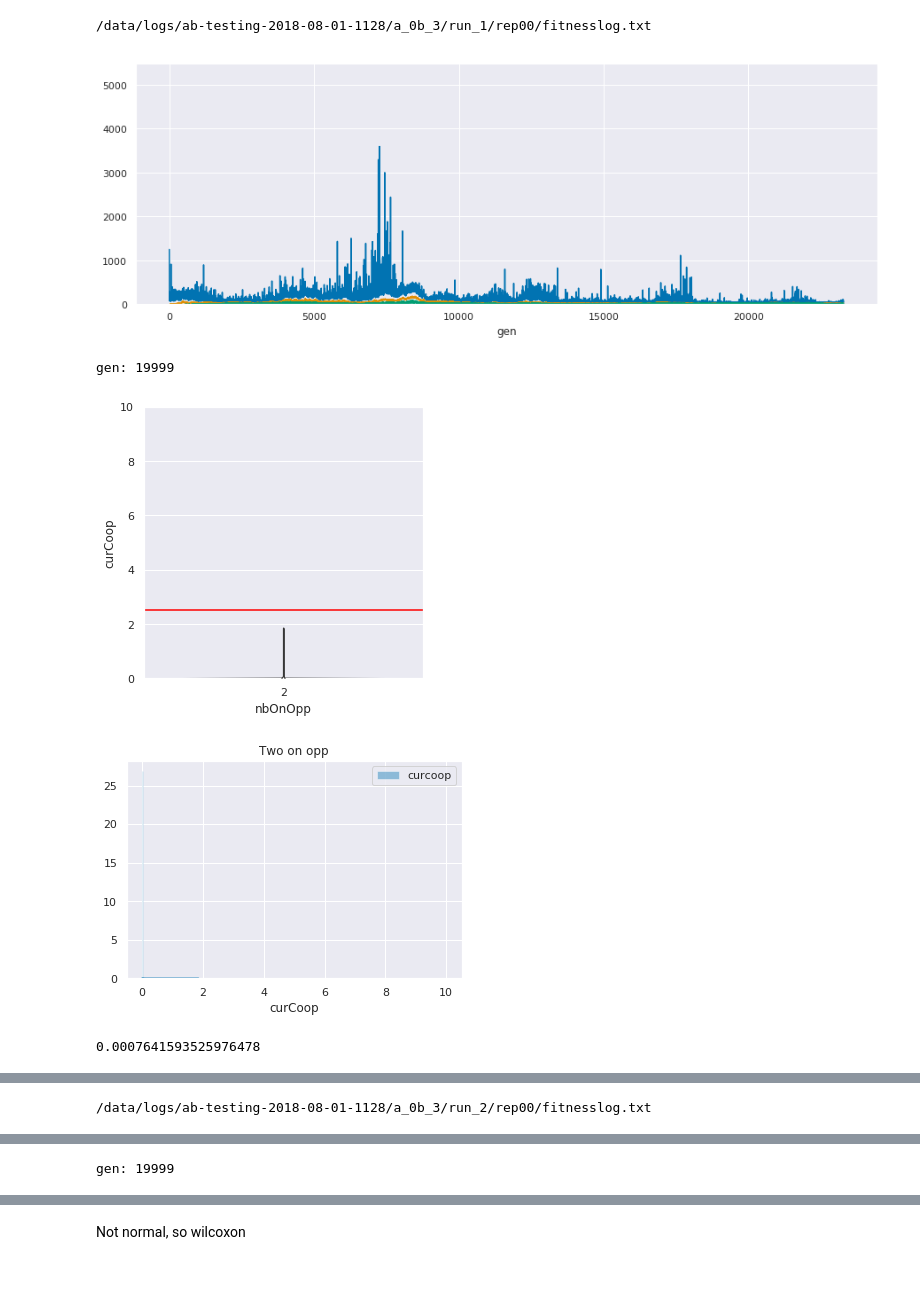
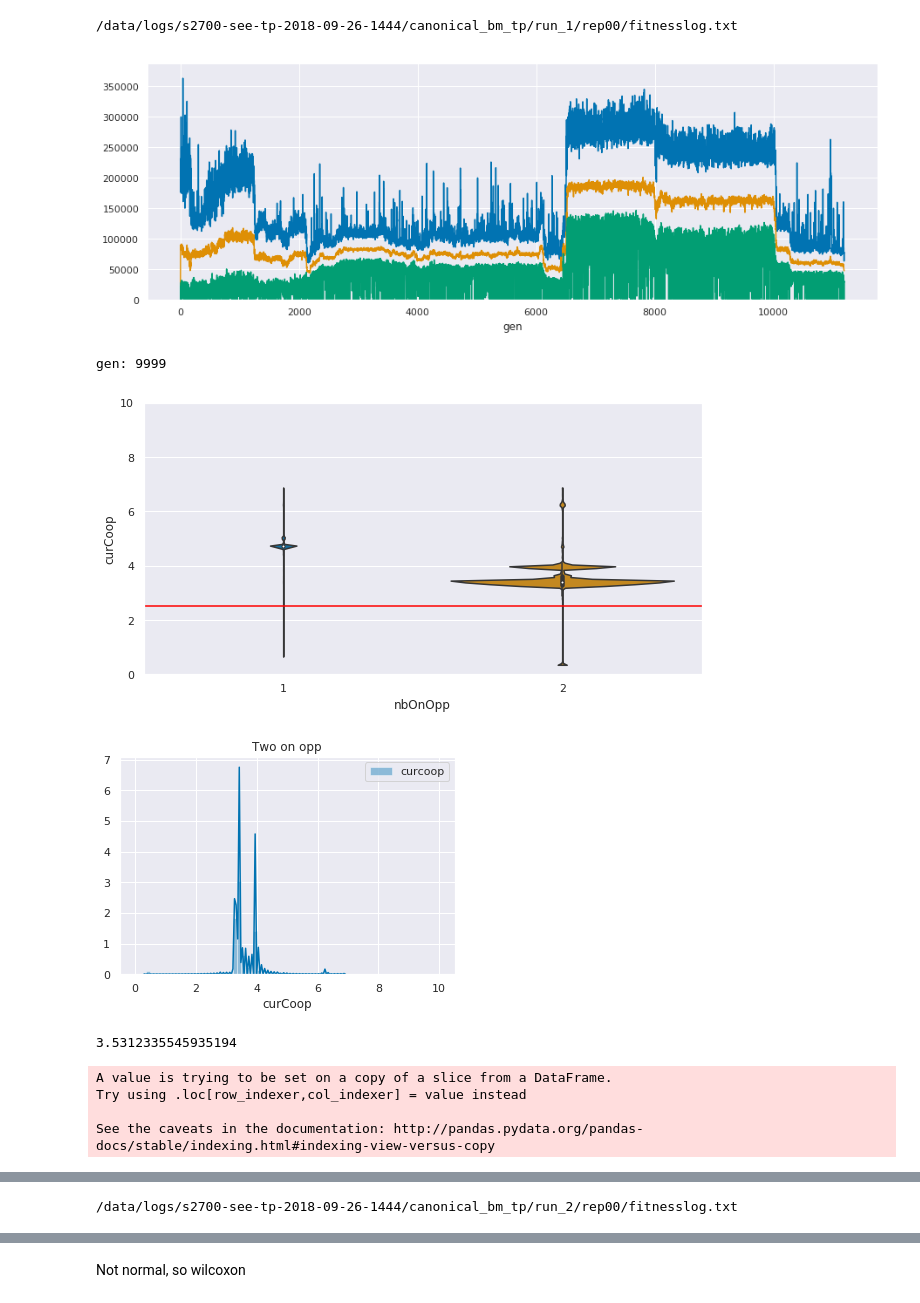
Before and after one commit to PaulEcoffet/roborobo3, a Jupyter notebook: roborobo3/notebooks/bigmodel ESS stat.ipynb, the cells around one changed output, grey strips where cells are left out. Drawn from its saved outputs; the diff is of its cells as text; code cells hidden in the pictures; blank space fills up the shorter version.

```diff
--- a/roborobo3/notebooks/bigmodel ESS stat.ipynb
+++ b/roborobo3/notebooks/bigmodel ESS stat.ipynb
@@ -21,8 +40,9 @@ def read_csvx(path, *args, **kwargs):
 # %%
 
-gens = [19999]
-
-conds = sorted(glob(f'/data/logs/ab-testing-2018-08-01-1128/**/rep00', recursive=True))
+#gens = [1499, 1999, 2499, 2999]
+gens = [9999]
+conds = sorted(glob(f'/data/logs/s2700-see-tp-2018-09-26-*/**/rep00', recursive=True))
+#conds = ['/data/logs/med-sig-new-mut-rev-decay-1000-2018-09-03-1436/big_env_decay_1000/run_10/rep00/']
 
 for cond in conds:
     try:
@@ -31,7 +51,7 @@ for cond in conds:
     except Exception as e:
         print('fail with', fitpath)
         try:
-            fit = pd.read_csv(str(fitpath) + '.gz', delimiter="\t")
+            fit = read_csvx(str(fitpath), delimiter="\t")
         except Exception as e:
             print(e)
             pass
@@ -70,41 +90,49 @@ for cond in conds:
             plt.show(fig)
             print("no data, continue")
             continue
         print("gen:", gen)
-        fig, ax2 = plt.subplots(1, 1, figsize=(5, 5))
-        sns.violinplot(data=log.query('2 <= nbOnOpp <= 2 and onOpp == 1'), x='nbOnOpp', y='curCoop', cut=0, ax=ax2, scale='count')
+        fig, ax2 = plt.subplots(1, 1, figsize=(10, 5))
+        sns.violinplot(data=log.query('1 <= nbOnOpp <= 2 and onOpp == 1'), x='nbOnOpp', y='curCoop', cut=0, ax=ax2, scale='count')
         ax2.axhline(2.5, color="red")
         ax2.set_ylim(0, 10)
         plt.show(fig)
 
-        on_opp = log.query('onOpp == 1 and nbOnOpp == 1')
+
         fig, ax1 = plt.subplots(1,1, sharex=True)
-
         ax = ax1
-        on_opp = log.query('onOpp == 1 and nbOnOpp == 2').copy()
+        on_opp = log.query('onOpp == 1 and nbOnOpp == 2')
         sns.distplot(on_opp['curCoop'], label="curcoop", ax=ax)
         ax.set_xlim(-0.5, 10.5)
         #sns.distplot(on_opp['a'], label="ess")
         ax.legend()
         ax.set_title('Two on opp')
         plt.show(fig)
         print(on_opp['curCoop'].mean())
 
         fig, ax = plt.subplots()
 
         on_opp['tot'] = on_opp['meanTotal'] + on_opp['curCoop']
 
         sns.distplot(on_opp['tot'], ax=ax)
         ax.set_xlim(0, 12)
         plt.show(fig)
 
         fig, ax = plt.subplots()
         sns.distplot(log.groupby('id')['onOpp'].mean())
         plt.show()
+
+        fig, ax = plt.subplots()
+        sns.violinplot(data=log.groupby(['id', 'nbOnOpp'], as_index=False).count(), x='nbOnOpp', y='iter', ax=ax, cut=0, inner='points')
+        ax.set_ylim((0, 10000))
+        plt.show()
 # %% [output]
-/data/logs/ab-testing-2018-08-01-1128/a_0b_3/run_1/rep00/fitnesslog.txt
+/data/logs/s2700-see-tp-2018-09-26-1444/canonical_bm_tp/run_1/rep00/fitnesslog.txt
-[figure, old version]
+[figure, new version]
-gen: 19999
+gen: 9999
-[figure, old version]
+[figure, new version]
-[figure, old version]
+[figure, new version]
-0.0007641593525976478
+3.5312335545935194
+A value is trying to be set on a copy of a slice from a DataFrame.
+Try using .loc[row_indexer,col_indexer] = value instead
+
+See the caveats in the documentation: http://pandas.pydata.org/pandas-docs/stable/indexing.html#indexing-view-versus-copy
@@ -113 +140,0 @@ gen: 19999
-/data/logs/ab-testing-2018-08-01-1128/a_0b_3/run_2/rep00/fitnesslog.txt
@@ -115 +142 @@ gen: 19999
-gen: 19999
+/data/logs/s2700-see-tp-2018-09-26-1444/canonical_bm_tp/run_2/rep00/fitnesslog.txt
```
Also changed, not shown: parts of 10 cells of this notebook, 49 other files.
